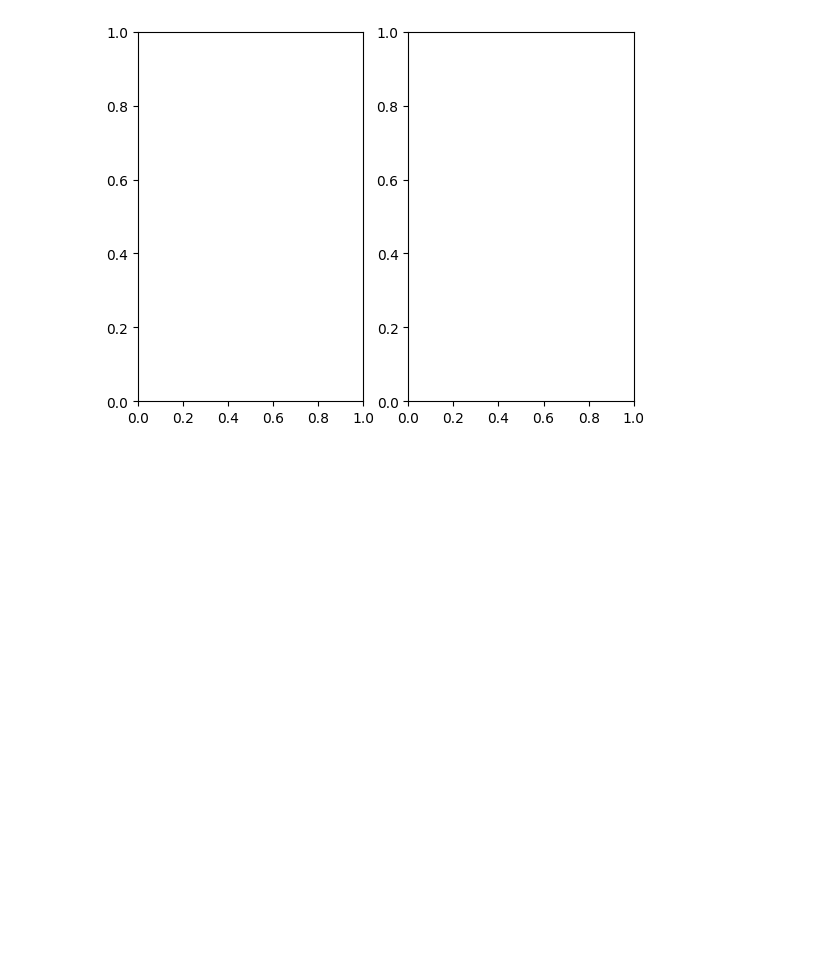
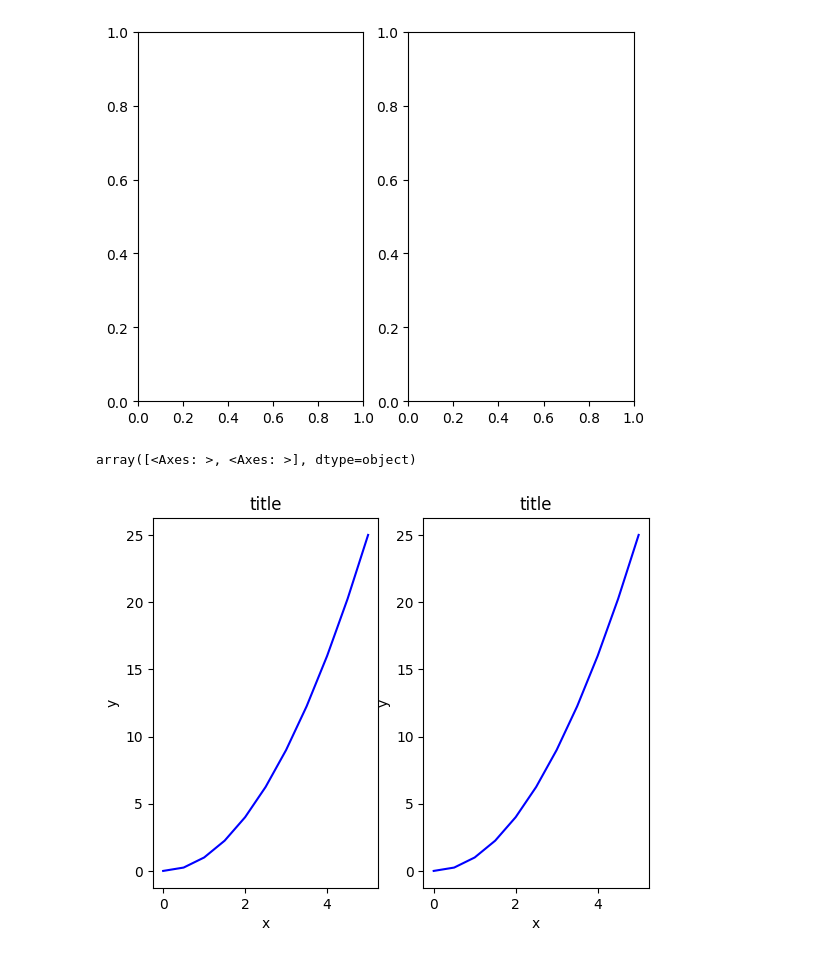
Before and after one commit to iammahendragit/Data_Science, a Jupyter notebook: Data Visualization using Matplotlib/concept of matplotib.ipynb, the cells around one changed output. Cells and saved outputs as stored; diff of their text form; code cells hidden in the pictures; blank space fills up the shorter version.

```diff
--- a/Data Visualization using Matplotlib/concept of matplotib.ipynb
+++ b/Data Visualization using Matplotlib/concept of matplotib.ipynb
@@ -89,3 +89,18 @@ axes.set_title('title');
 fig, axes = plt.subplots(nrows=1, ncols=2)
 # %% [output]
 [figure]
+# %%
+axes
+# %% [output]
+array([<Axes: >, <Axes: >], dtype=object)
+# %%
+for ax in axes:
+    ax.plot(x, y, 'b')
+    ax.set_xlabel('x')
+    ax.set_ylabel('y')
+    ax.set_title('title')
+
+# Display the figure object
+fig
+# %% [output]
+[figure, added]
```
Also changed, not shown: parts of 8 cells of this notebook, 1 other file.
